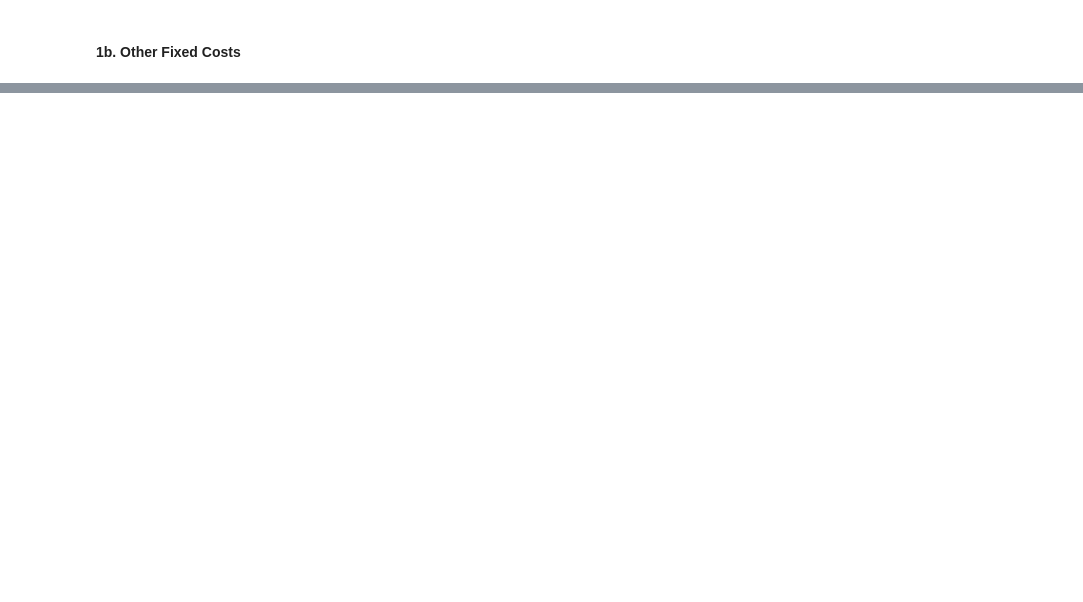
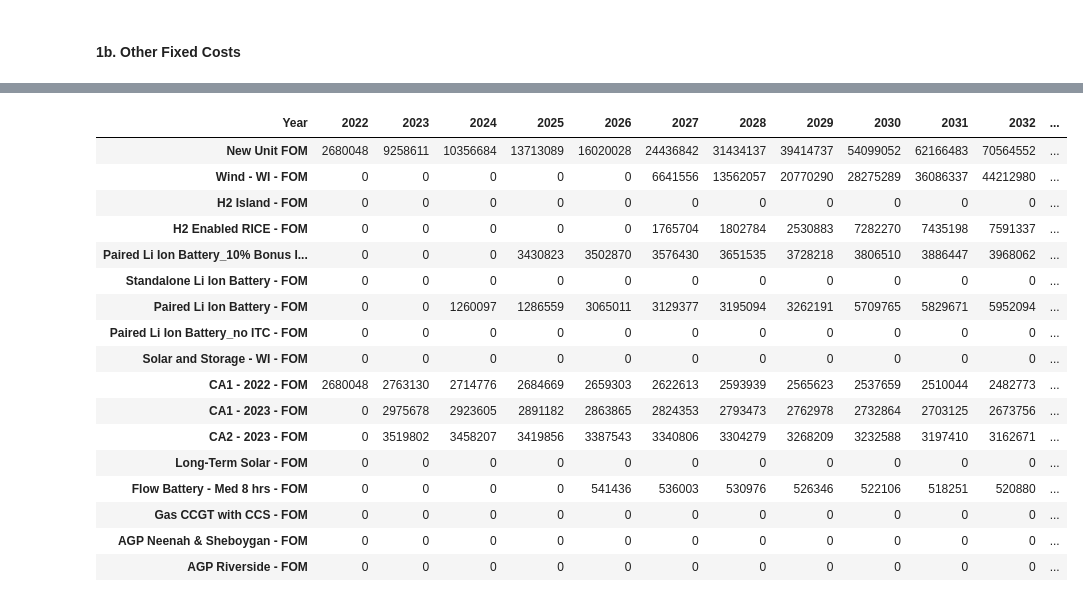
Before and after one commit to anyalomsadzeCRA/WPL-Financial-Model, a Jupyter notebook: WPL Financial Model.ipynb, the cells around one changed output, grey strips where cells are left out. Saved outputs shown, nothing was run; the diff lists cells and outputs as text; code cells hidden in the pictures; blank space fills up the shorter version.

```diff
--- a/WPL Financial Model.ipynb
+++ b/WPL Financial Model.ipynb
@@ -119,3 +55,5 @@ hydrogen_island_inputs = read_excel_with_tables(model_inputs.parse("Hydrogen Isl
+# %%
+new_capacity_additions_annual_df = remove_whitespaces_from_df(datacenter_scenario_financials_tables['New Capacity Additions Annual (MW)'].set_index('Year'))
 # %% [markdown]
 ## Revenue Requirement Calculations
 # %%
@@ -209,3 +145,17 @@ VOM_portfolio_cost_df.style.format(precision=2)
 # %%
-datacenter_scenario_financials_tables = read_excel_with_tables(datacenter_scenario_financials)
-list(datacenter_scenario_financials_tables.keys())
+# FORMAT SOME INPUT TABLES FOR EASIER DATA ACCESS
+cumulative_installed_capacity_MW_df = datacenter_scenario_financials_tables['Cumulative Installed Capacity (MW)'].T
+cumulative_installed_capacity_MW_df.columns = cumulative_installed_capacity_MW_df.iloc[0]
+cumulative_installed_capacity_MW_df = cumulative_installed_capacity_MW_df[1:].rename_axis('Year')
+cumulative_installed_capacity_MW_df = remove_whitespaces_from_df(cumulative_installed_capacity_MW_df)
+
+FOM_2021_kw_year_df = datacenter_scenario_financials_tables['Fixed O&M ($2021/kW-yr)'].T
+FOM_2021_kw_year_df.columns = FOM_2021_kw_year_df.iloc[0]
+FOM_2021_kw_year_df = FOM_2021_kw_year_df[1:].rename_axis('Year')
+FOM_2021_kw_year_df = remove_whitespaces_from_df(FOM_2021_kw_year_df)
+
+AS_RT_inputs = AS_RT_inputs[AS_RT_inputs.Scenario == Scenario]
+AS_RT_inputs = AS_RT_inputs.drop(columns = 'Scenario').set_index('Year')
+AS_RT_inputs = remove_whitespaces_from_df(AS_RT_inputs)
+
+FOM_years = cumulative_installed_capacity_MW_df.index.values
@@ -362,0 +212,76 @@ FOM_portfolio_cost_df.style.format(precision=0)
+# %%
+# Create an empty dictionary to store yearly AS_RT costs by resource
+FOM_yearly_by_resource_dict = {}
+
+# Add the 'Year' key and assign the years we have for FOM as its value
+FOM_yearly_by_resource_dict['Year'] = FOM_years
+
+# Iterate through each resource in the columns of AS_RT_inputs
+for resource in AS_RT_inputs.columns:
+    # Get the yearly AS_RT values for the current resource and save to dictionary
+    yearly_FOM = get_resource_FOM(resource,
+                                      cumulative_installed_capacity_MW_df,
+                                      FOM_2021_kw_year_df,
+                                      inflation_vector).values[0]
+    FOM_yearly_by_resource_dict[resource + ' - FOM'] = yearly_FOM
+
+###### DEAL WITH OUTLIERS ######
+
+# Gas CCGT FOM is a bit more involved because we need to add in separate CSS FOM values
+# NOTE - CSS FOM starts a year before we actually have capacity. TBD on what to do here.
+# This is also currently incorrectly coded in the Excel model - CSS values offset by a year in the summation.
+Gas_CCGT_with_CCS_FOM_yearly = get_resource_FOM('Gas CCGT with CCS',
+                                   cumulative_installed_capacity_MW_df,
+                                   FOM_2021_kw_year_df,
+                                   inflation_vector)
+CCS_FOM_df = CCS_inputs_tables['$ FOM'][CCS_inputs_tables['$ FOM']['Aurora ID'] == aurora_portfolio_ID].drop(columns='Aurora ID')
+Gas_CCGT_FOM_df = pd.concat([CCS_FOM_df, Gas_CCGT_with_CCS_FOM_yearly])
+Gas_CCGT_with_CCS_FOM_yearly = Gas_CCGT_FOM_df.sum(skipna=True).values
+FOM_yearly_by_resource_dict['Gas CCGT with CCS - FOM'] = Gas_CCGT_with_CCS_FOM_yearly
+
+# Hydrogen Island is a bit more involved because we need to use a separate input that is nominal (not pre-inflated)
+hydrogen_island_capacity_yearly = cumulative_installed_capacity_MW_df['H2 Island']
+hydrogen_island_capacity_yearly = hydrogen_island_capacity_yearly * 1000 # convert MWs to KWs
+hydrogen_island_FOM = hydrogen_island_inputs['FOM'].set_index('Year')
+hydrogen_island_FOM_yearly = hydrogen_island_FOM[Scenario]
+hydrogen_island_yearly_df = pd.merge(hydrogen_island_capacity_yearly, hydrogen_island_FOM_yearly, on='Year')
+hydrogen_island_yearly_df.columns = ['Capacity','FOM']
+hydrogen_island_yearly_df['Total FOM'] =  hydrogen_island_yearly_df['Capacity'] * hydrogen_island_yearly_df['FOM']
+hydrogen_total_FOM_yearly = hydrogen_island_yearly_df['Total FOM']
+H2_island_FOM_yearly = hydrogen_total_FOM_yearly.to_frame().T
+FOM_yearly_by_resource_dict['H2 Island - FOM'] = H2_island_FOM_yearly.values[0]
+
+######
+
+# Create a DataFrame from the dictionary
+FOM_portfolio_cost_df = pd.DataFrame(FOM_yearly_by_resource_dict)
+
+# Set 'Year' as the index and transpose the DataFrame
+FOM_portfolio_cost_df.set_index('Year', inplace=True)
+FOM_portfolio_cost_df = FOM_portfolio_cost_df.T
+
+# Calculate the total O&M and add it as a new row in the DataFrame
+new_unit_FOM_yearly_sum = FOM_portfolio_cost_df.sum(axis=0, skipna=True)
+FOM_portfolio_cost_df = pd.concat([FOM_portfolio_cost_df.iloc[:0], pd.DataFrame([new_unit_FOM_yearly_sum]), FOM_portfolio_cost_df.iloc[0:]])
+FOM_portfolio_cost_df.rename(index={FOM_portfolio_cost_df.index[0]: 'New Unit FOM'}, inplace=True)
+
+FOM_portfolio_cost_df.style.format(precision=0)
+# %% [output]
+| Year | 2022 | 2023 | 2024 | 2025 | 2026 | 2027 | 2028 | 2029 | 2030 | 2031 | 2032 | ... |
+| New Unit FOM | 2680048 | 9258611 | 10356684 | 13713089 | 16020028 | 24436842 | 31434137 | 39414737 | 54099052 | 62166483 | 70564552 | ... |
+| Wind - WI - FOM | 0 | 0 | 0 | 0 | 0 | 6641556 | 13562057 | 20770290 | 28275289 | 36086337 | 44212980 | ... |
+| H2 Island - FOM | 0 | 0 | 0 | 0 | 0 | 0 | 0 | 0 | 0 | 0 | 0 | ... |
+| H2 Enabled RICE - FOM | 0 | 0 | 0 | 0 | 0 | 1765704 | 1802784 | 2530883 | 7282270 | 7435198 | 7591337 | ... |
+| Paired Li Ion Battery_10% Bonus I... | 0 | 0 | 0 | 3430823 | 3502870 | 3576430 | 3651535 | 3728218 | 3806510 | 3886447 | 3968062 | ... |
+| Standalone Li Ion Battery - FOM | 0 | 0 | 0 | 0 | 0 | 0 | 0 | 0 | 0 | 0 | 0 | ... |
+| Paired Li Ion Battery - FOM | 0 | 0 | 1260097 | 1286559 | 3065011 | 3129377 | 3195094 | 3262191 | 5709765 | 5829671 | 5952094 | ... |
+| Paired Li Ion Battery_no ITC - FOM | 0 | 0 | 0 | 0 | 0 | 0 | 0 | 0 | 0 | 0 | 0 | ... |
+| Solar and Storage - WI - FOM | 0 | 0 | 0 | 0 | 0 | 0 | 0 | 0 | 0 | 0 | 0 | ... |
+| CA1 - 2022 - FOM | 2680048 | 2763130 | 2714776 | 2684669 | 2659303 | 2622613 | 2593939 | 2565623 | 2537659 | 2510044 | 2482773 | ... |
+| CA1 - 2023 - FOM | 0 | 2975678 | 2923605 | 2891182 | 2863865 | 2824353 | 2793473 | 2762978 | 2732864 | 2703125 | 2673756 | ... |
+| CA2 - 2023 - FOM | 0 | 3519802 | 3458207 | 3419856 | 3387543 | 3340806 | 3304279 | 3268209 | 3232588 | 3197410 | 3162671 | ... |
+| Long-Term Solar - FOM | 0 | 0 | 0 | 0 | 0 | 0 | 0 | 0 | 0 | 0 | 0 | ... |
+| Flow Battery - Med 8 hrs - FOM | 0 | 0 | 0 | 0 | 541436 | 536003 | 530976 | 526346 | 522106 | 518251 | 520880 | ... |
+| Gas CCGT with CCS - FOM | 0 | 0 | 0 | 0 | 0 | 0 | 0 | 0 | 0 | 0 | 0 | ... |
+| AGP Neenah & Sheboygan - FOM | 0 | 0 | 0 | 0 | 0 | 0 | 0 | 0 | 0 | 0 | 0 | ... |
+| AGP Riverside - FOM | 0 | 0 | 0 | 0 | 0 | 0 | 0 | 0 | 0 | 0 | 0 | ... |
```
Also changed, not shown: parts of 21 cells of this notebook, 3 other files.
